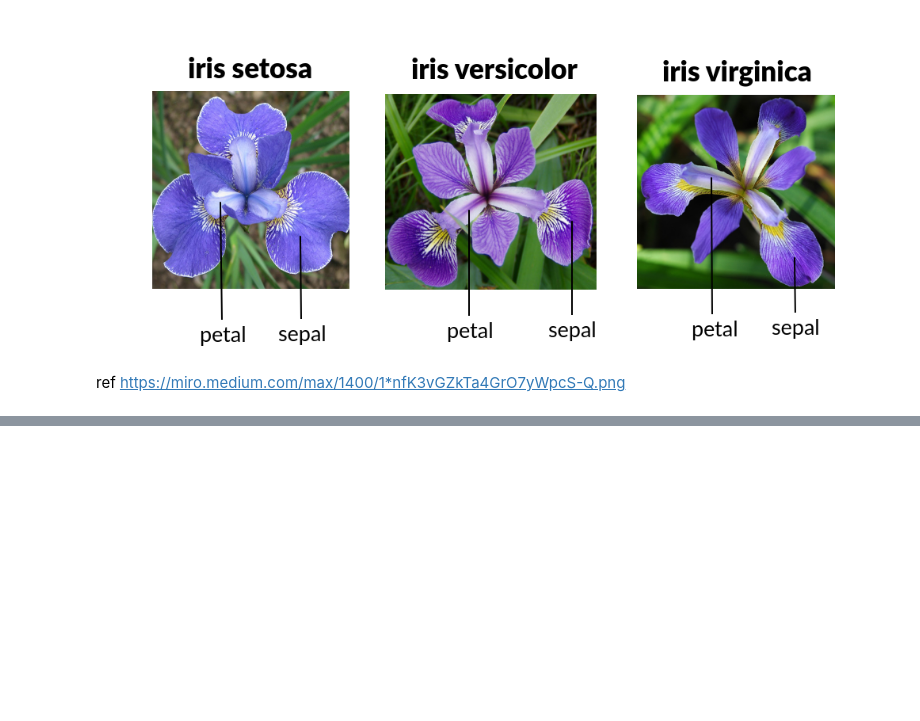
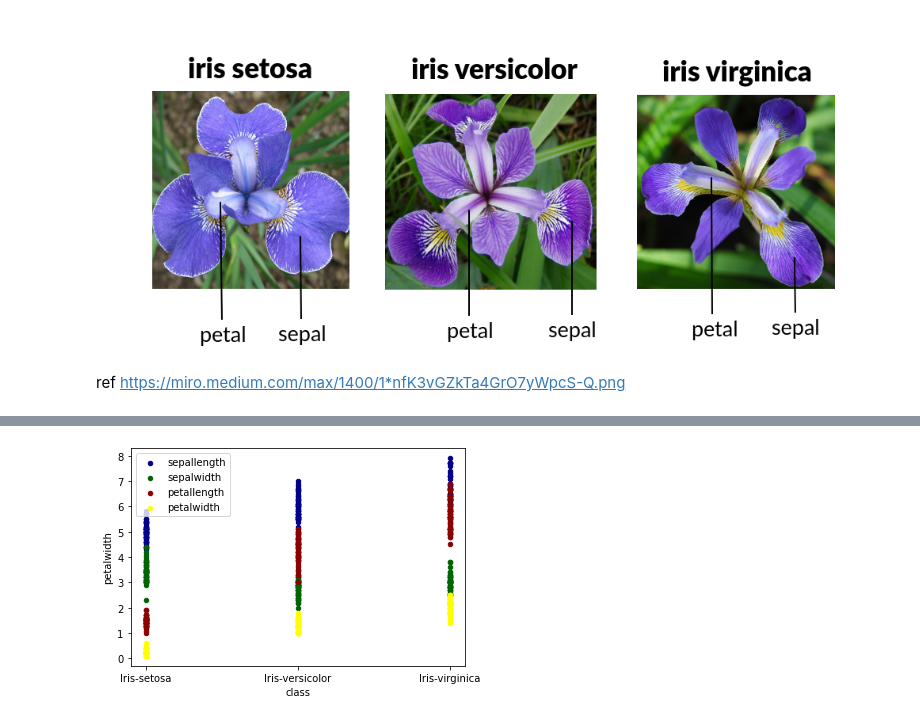
Before and after one commit to BridK02/pands-project, a Jupyter notebook: iris_jupyter.ipynb, the cells around one changed output, grey strips where cells are left out. Saved outputs shown, nothing was run; the diff lists cells and outputs as text; code cells hidden in the pictures; blank space fills up the shorter version.

```diff
--- a/iris_jupyter.ipynb
+++ b/iris_jupyter.ipynb
@@ -9,0 +275,7 @@ are easier to solve, and to plug these together after they have been completed.
+# %%
+ax = iris_df.plot.scatter(x="class", y="sepallength", color="DarkBlue", label="sepallength")
+iris_df.plot.scatter(x="class", y="sepalwidth", color="DarkGreen", label="sepalwidth", ax=ax);
+iris_df.plot.scatter(x="class", y="petallength", color="DarkRed", label="petallength", ax=ax);
+iris_df.plot.scatter(x="class", y="petalwidth", color="Yellow", label="petalwidth", ax=ax);
+# %% [output]
+[figure, added]
```
Also changed, not shown: parts of 22 cells of this notebook, 2 other files.
